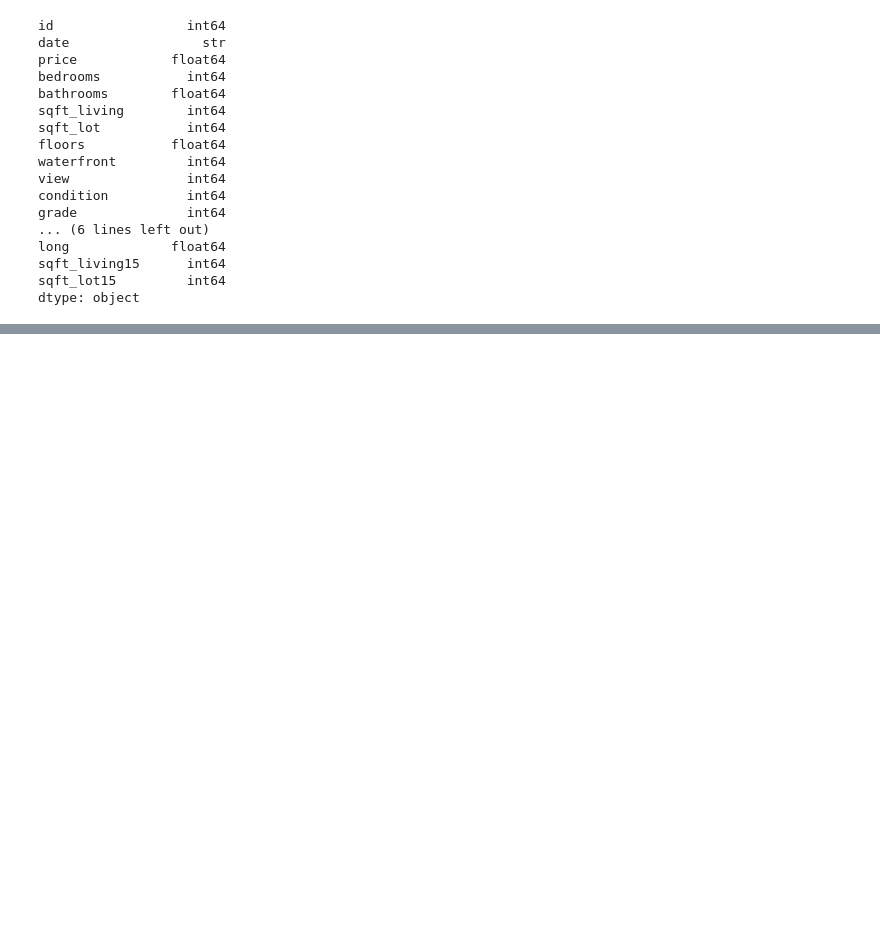
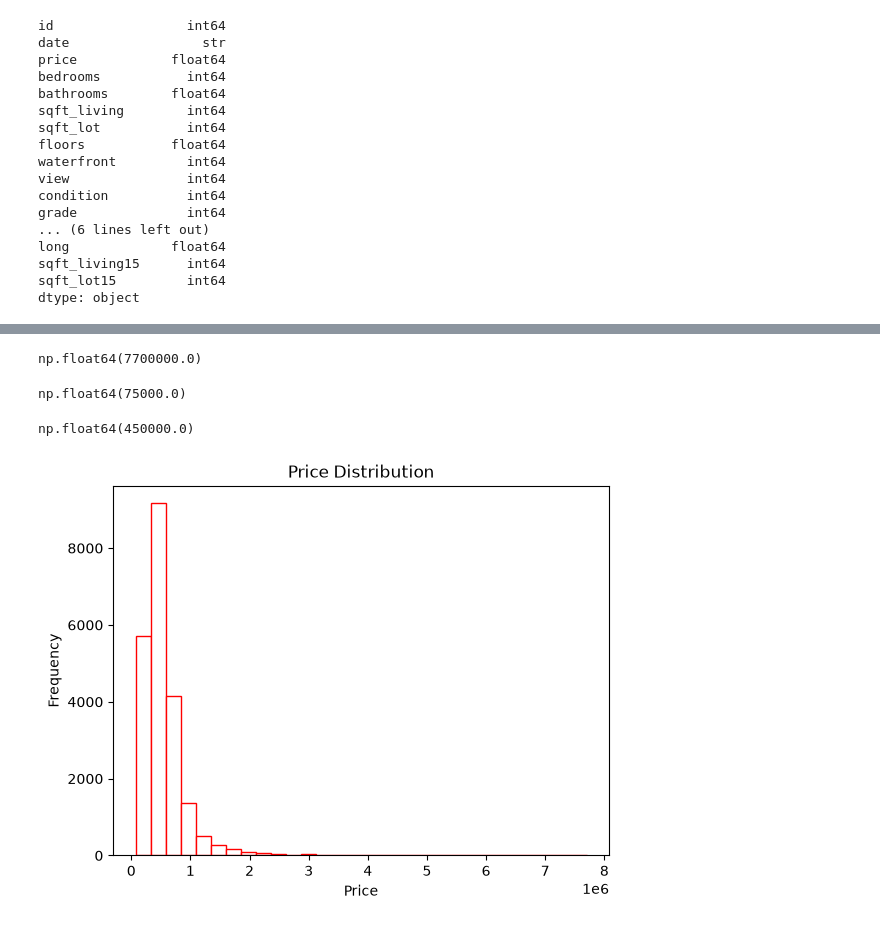
Before and after one commit to bhrantiknagar/Data-Science, a Jupyter notebook: Day_10Project2.ipynb, the cells around one changed output, grey strips where cells are left out. Cells and saved outputs as stored; diff of their text form; code cells hidden in the pictures; blank space fills up the shorter version.

```diff
--- a/Day_10Project2.ipynb
+++ b/Day_10Project2.ipynb
@@ -93,0 +234,21 @@ dtype: object
+# %%
+data['price'].max()
+# %% [output]
+np.float64(7700000.0)
+# %%
+data['price'].min()
+# %% [output]
+np.float64(75000.0)
+# %%
+data['price'].median()
+# %% [output]
+np.float64(450000.0)
+# %%
+gra = data['price']
+plt.hist(gra, bins=30, color='white', edgecolor='red')
+plt.title("Price Distribution")
+plt.xlabel("Price")
+plt.ylabel("Frequency")
+plt.show()
+# %% [output]
+[figure, added]
```
Also changed, not shown: parts of 10 cells of this notebook.
